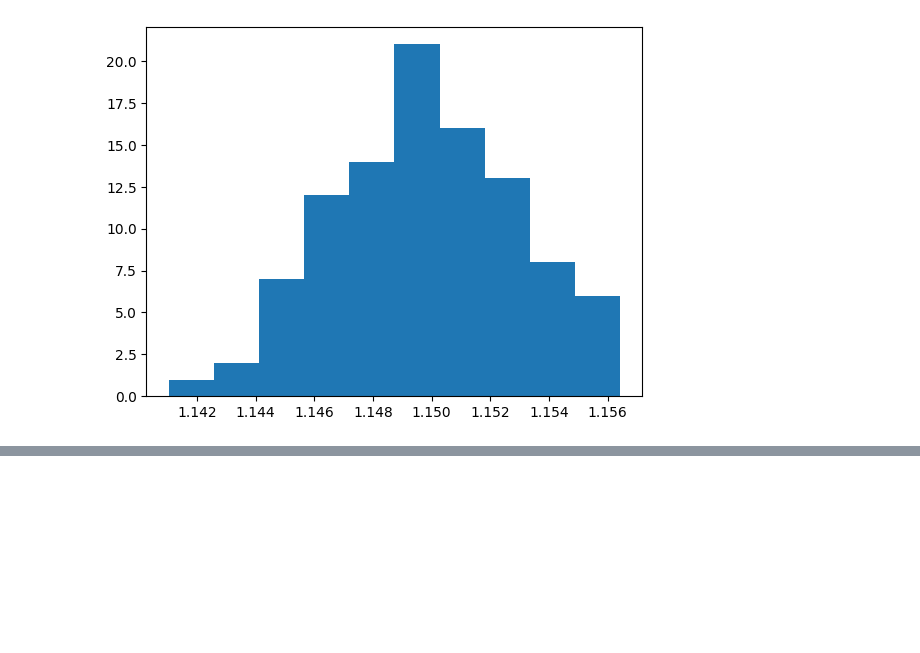
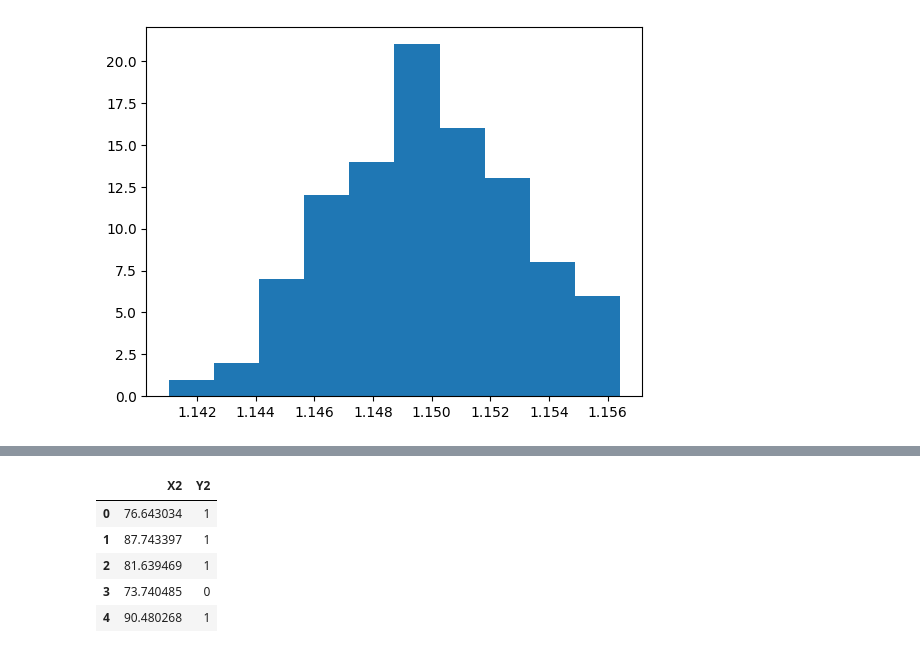
Before and after one commit to rain-dimen/Mod-6-Experimental-Design-and-Causality_Coding-Quiz-Week-4, a Jupyter notebook: Mod 6 -- Week 5.ipynb, the cells around one changed output, grey strips where cells are left out. Drawn from its saved outputs; the diff is of its cells as text; code cells hidden in the pictures; blank space fills up the shorter version.

```diff
--- a/Mod 6 -- Week 5.ipynb
+++ b/Mod 6 -- Week 5.ipynb
@@ -249,0 +365,9 @@ plt.hist(lst)
+# %%
+df_b.head()
+# %% [output]
+|  | X2 | Y2 |
+| 0 | 76.643034 | 1 |
+| 1 | 87.743397 | 1 |
+| 2 | 81.639469 | 1 |
+| 3 | 73.740485 | 0 |
+| 4 | 90.480268 | 1 |
```
Also changed, not shown: parts of 18 cells of this notebook.
